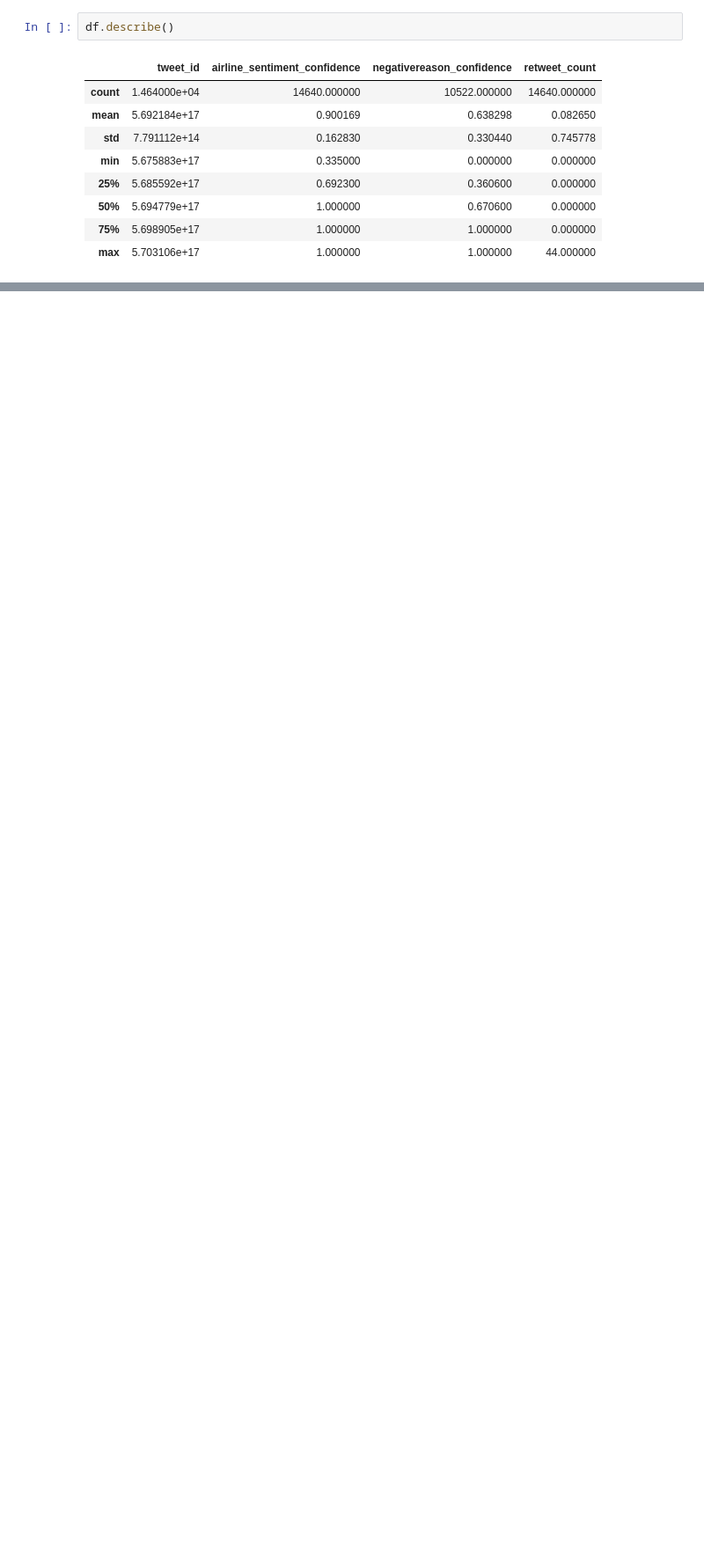
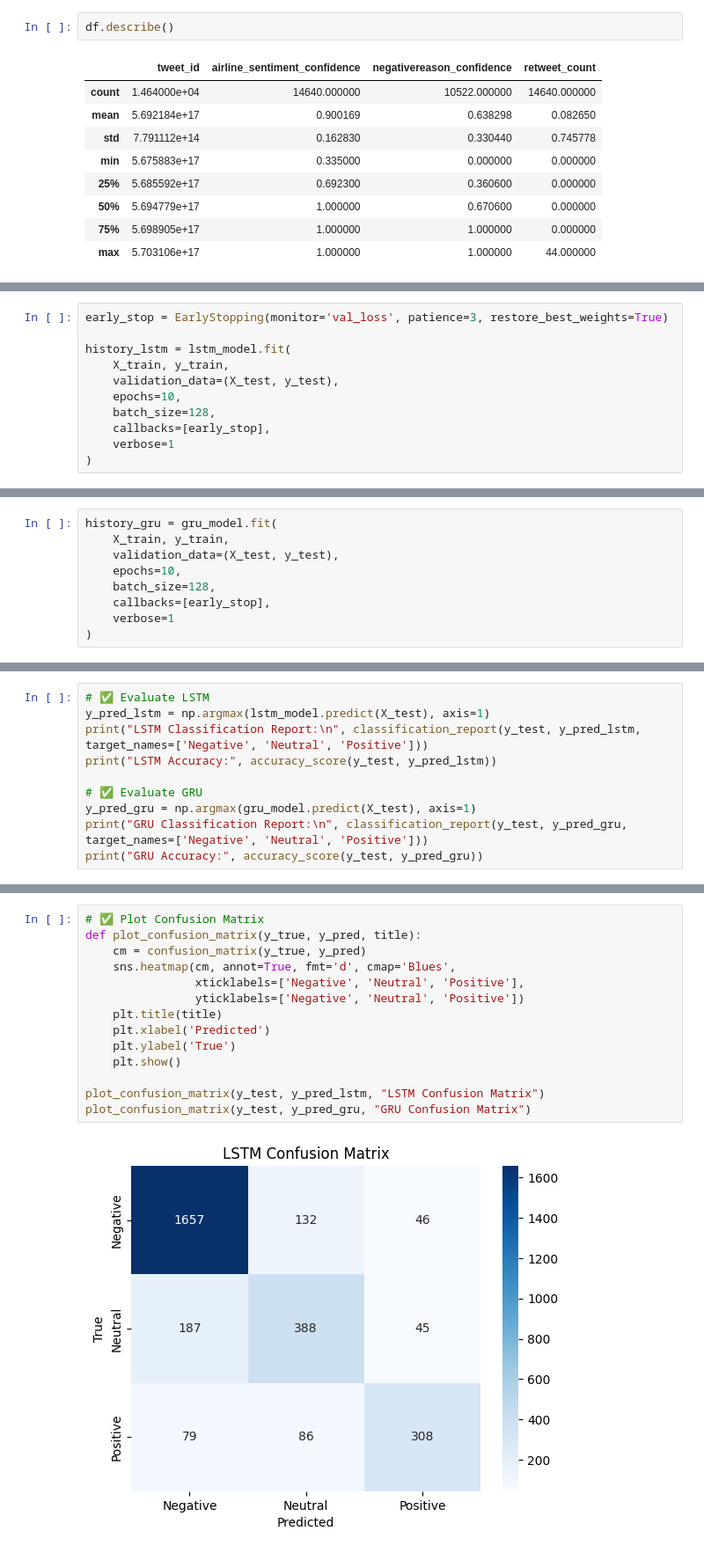
Before and after one commit to ShubhamDahane18/Deep-Learning, a Jupyter notebook: Assignmet 6/assignment_6.ipynb, the cells around one changed output, grey strips where cells are left out. Shown at 88% size. Cells and saved outputs as stored; diff of their text form; blank space fills up the shorter version.

```diff
--- a/Assignmet 6/assignment_6.ipynb
+++ b/Assignmet 6/assignment_6.ipynb
@@ -65,0 +163,11 @@ df.describe()
+# %%
+early_stop = EarlyStopping(monitor='val_loss', patience=3, restore_best_weights=True)
+
+history_lstm = lstm_model.fit(
+    X_train, y_train,
+    validation_data=(X_test, y_test),
+    epochs=10,
+    batch_size=128,
+    callbacks=[early_stop],
+    verbose=1
+)
@@ -65,0 +221,9 @@ df.describe()
+# %%
+history_gru = gru_model.fit(
+    X_train, y_train,
+    validation_data=(X_test, y_test),
+    epochs=10,
+    batch_size=128,
+    callbacks=[early_stop],
+    verbose=1
+)
@@ -65,0 +243,10 @@ df.describe()
+# %%
+# ✅ Evaluate LSTM
+y_pred_lstm = np.argmax(lstm_model.predict(X_test), axis=1)
+print("LSTM Classification Report:\n", classification_report(y_test, y_pred_lstm, target_names=['Negative', 'Neutral', 'Positive']))
+print("LSTM Accuracy:", accuracy_score(y_test, y_pred_lstm))
+
+# ✅ Evaluate GRU
+y_pred_gru = np.argmax(gru_model.predict(X_test), axis=1)
+print("GRU Classification Report:\n", classification_report(y_test, y_pred_gru, target_names=['Negative', 'Neutral', 'Positive']))
+print("GRU Accuracy:", accuracy_score(y_test, y_pred_gru))
@@ -65,0 +271,16 @@ df.describe()
+# %%
+# ✅ Plot Confusion Matrix
+def plot_confusion_matrix(y_true, y_pred, title):
+    cm = confusion_matrix(y_true, y_pred)
+    sns.heatmap(cm, annot=True, fmt='d', cmap='Blues',
+                xticklabels=['Negative', 'Neutral', 'Positive'],
+                yticklabels=['Negative', 'Neutral', 'Positive'])
+    plt.title(title)
+    plt.xlabel('Predicted')
+    plt.ylabel('True')
+    plt.show()
+
+plot_confusion_matrix(y_test, y_pred_lstm, "LSTM Confusion Matrix")
+plot_confusion_matrix(y_test, y_pred_gru, "GRU Confusion Matrix")
+# %% [output]
+[figure, added]
```
Also changed, not shown: parts of 10 cells of this notebook, 2 other files.
